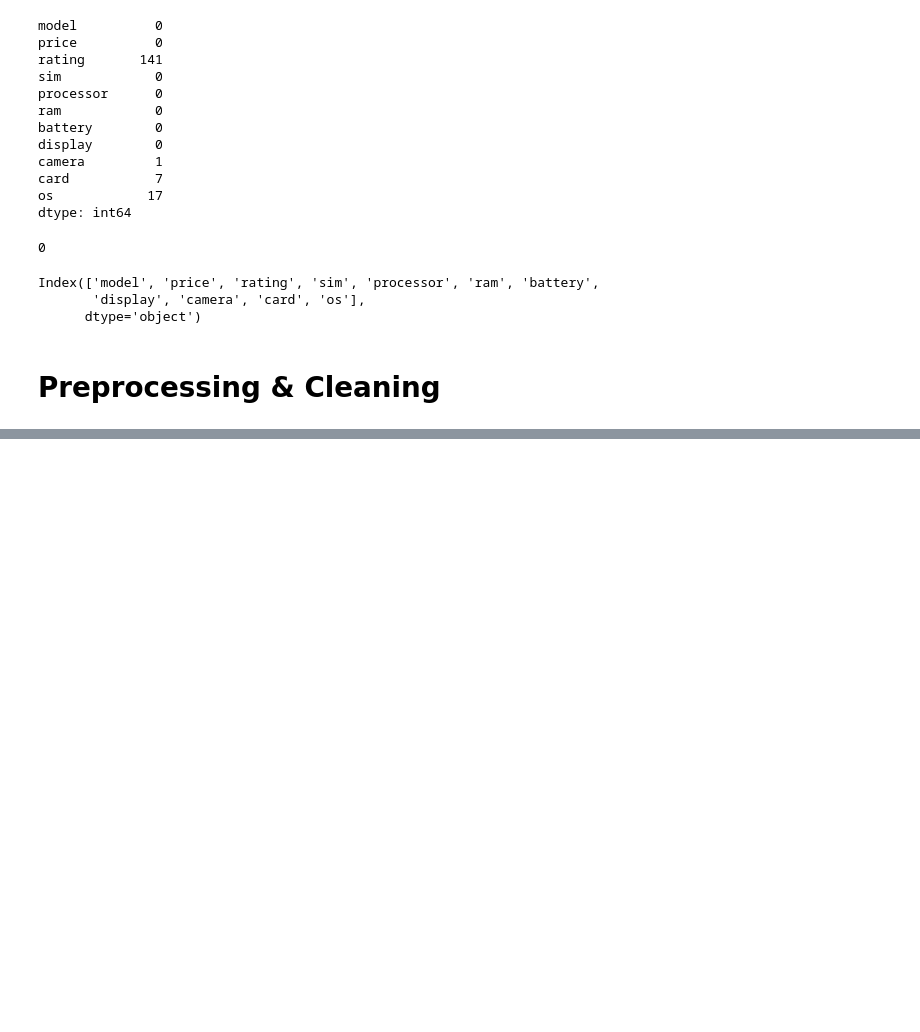
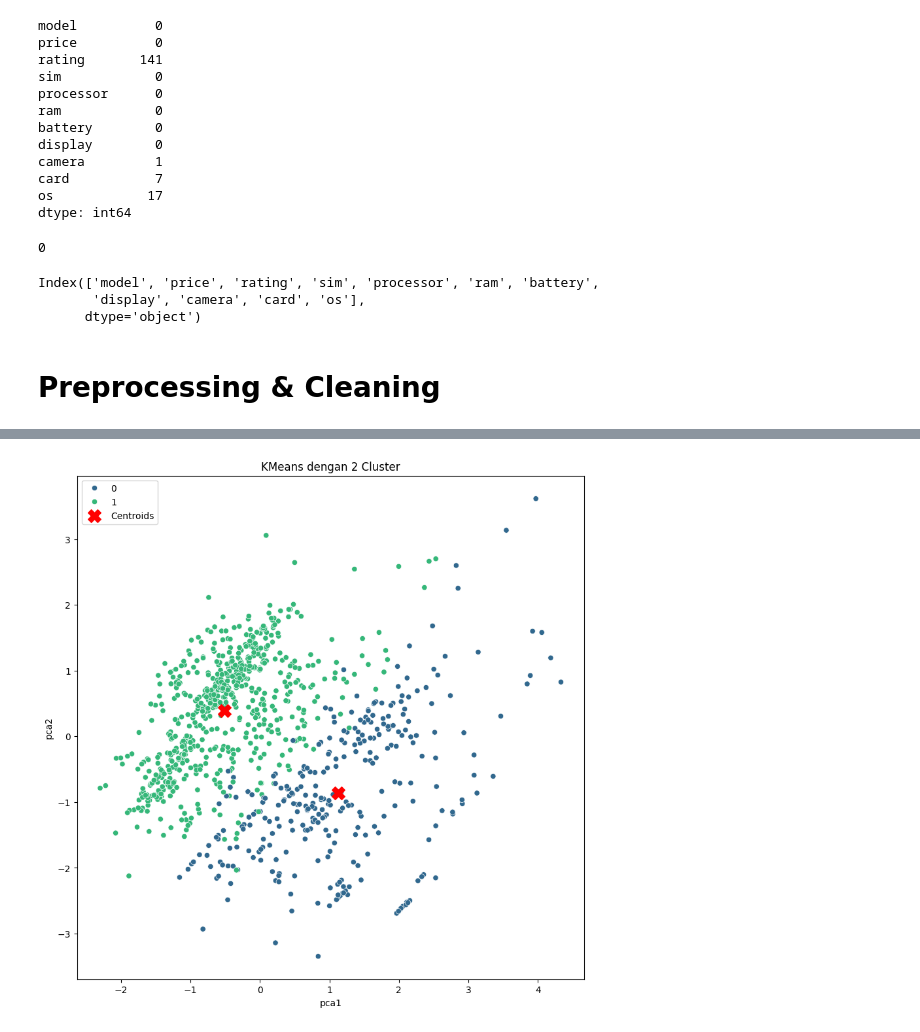
Before and after one commit to LimitMax/Mandat, a Jupyter notebook: mandat.ipynb, the cells around one changed output, grey strips where cells are left out. Cells and saved outputs as stored; diff of their text form; code cells hidden in the pictures; blank space fills up the shorter version.

```diff
--- a/mandat.ipynb
+++ b/mandat.ipynb
@@ -128,0 +154,23 @@ encoder = LabelEncoder()
+# %%
+# visualisasi hasil cluster dengan PCA
+from sklearn.decomposition import PCA
+
+pca = PCA(n_components=2)
+X_pca = pca.fit_transform(X)
+
+df_pca = pd.DataFrame(data=X_pca, columns=['pca1','pca2'])
+df_pca['cluster'] = y_kmeans
+
+# Mendapatkan posisi centroid
+centroids = kmeans.cluster_centers_
+centroid_pca = pca.transform(centroids)
+centroid_df = pd.DataFrame(centroid_pca, columns=['pca1', 'pca2'])
+
+plt.figure(figsize=(10,10))
+sns.scatterplot(x='pca1', y='pca2', data=df_pca, hue='cluster', palette='viridis')
+plt.scatter(centroid_df['pca1'], centroid_df['pca2'], marker='X', s=200, c='red', label='Centroids') # Menampilkan centroid
+plt.title('KMeans dengan 2 Cluster')
+plt.legend()
+plt.show()
+# %% [output]
+[figure, added]
```
Also changed, not shown: parts of 15 cells of this notebook.
